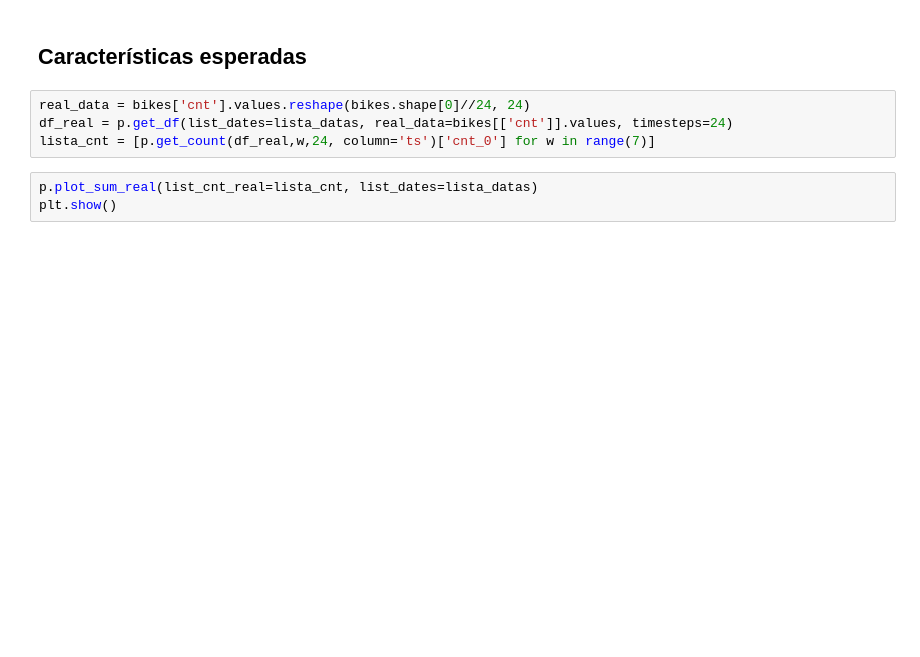
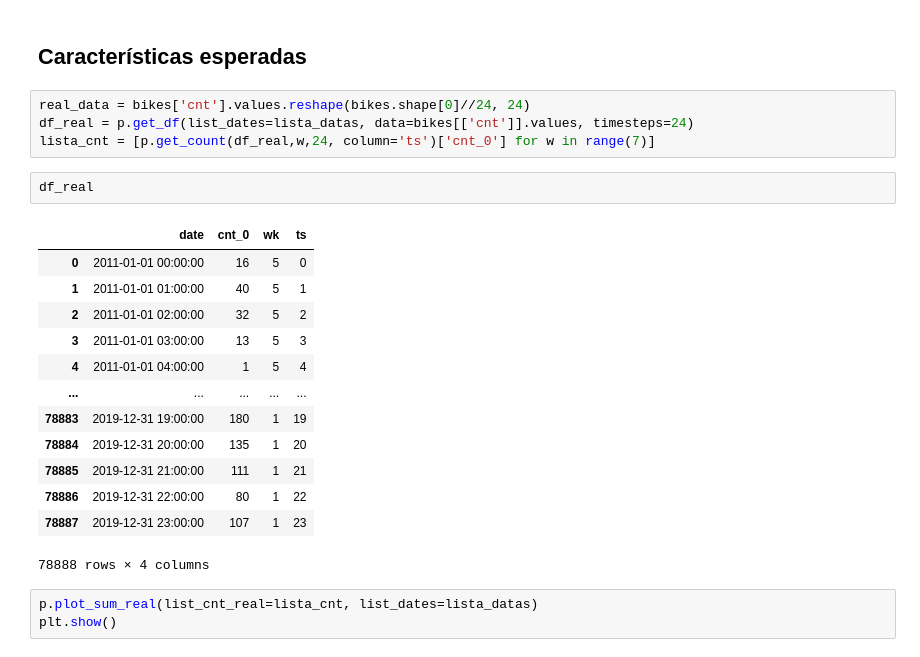
Before and after one commit to ifribeiro/minicurso_webmedia22, a Jupyter notebook: gans_series_temporais.ipynb, the cells around one changed output. Cells and saved outputs as stored; diff of their text form; blank space fills up the shorter version.

```diff
--- a/gans_series_temporais.ipynb
+++ b/gans_series_temporais.ipynb
@@ -76,8 +83,24 @@ plt.xticks(rotation=15);
 ## Características esperadas
 # %%
 real_data = bikes['cnt'].values.reshape(bikes.shape[0]//24, 24)
-df_real = p.get_df(list_dates=lista_datas, real_data=bikes[['cnt']].values, timesteps=24)
+df_real = p.get_df(list_dates=lista_datas, data=bikes[['cnt']].values, timesteps=24)
 lista_cnt = [p.get_count(df_real,w,24, column='ts')['cnt_0'] for w in range(7)]
+# %%
+df_real
+# %% [output]
+|  | date | cnt_0 | wk | ts |
+| 0 | 2011-01-01 00:00:00 | 16 | 5 | 0 |
+| 1 | 2011-01-01 01:00:00 | 40 | 5 | 1 |
+| 2 | 2011-01-01 02:00:00 | 32 | 5 | 2 |
+| 3 | 2011-01-01 03:00:00 | 13 | 5 | 3 |
+| 4 | 2011-01-01 04:00:00 | 1 | 5 | 4 |
+| ... | ... | ... | ... | ... |
+| 78883 | 2019-12-31 19:00:00 | 180 | 1 | 19 |
+| 78884 | 2019-12-31 20:00:00 | 135 | 1 | 20 |
+| 78885 | 2019-12-31 21:00:00 | 111 | 1 | 21 |
+| 78886 | 2019-12-31 22:00:00 | 80 | 1 | 22 |
+| 78887 | 2019-12-31 23:00:00 | 107 | 1 | 23 |
+78888 rows × 4 columns
 # %%
 p.plot_sum_real(list_cnt_real=lista_cnt, list_dates=lista_datas)
 plt.show()
```
Also changed, not shown: parts of 9 cells of this notebook, 1 other file.
